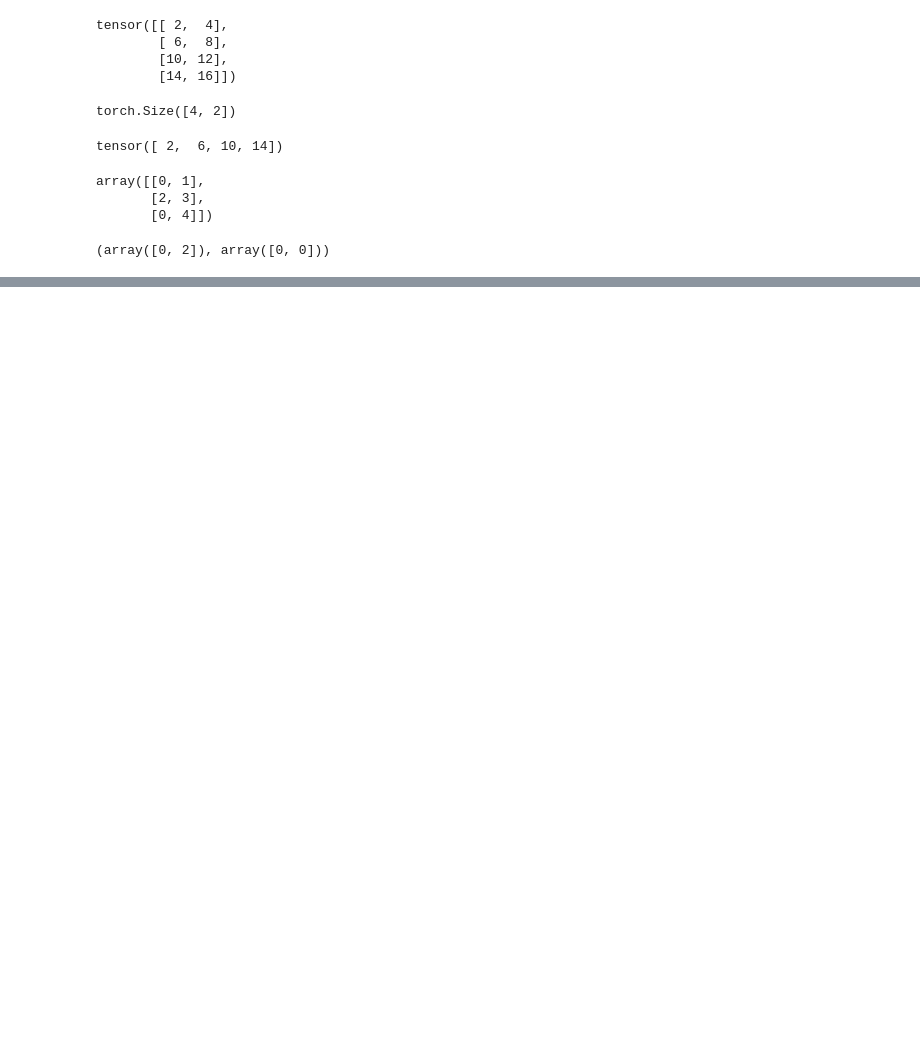
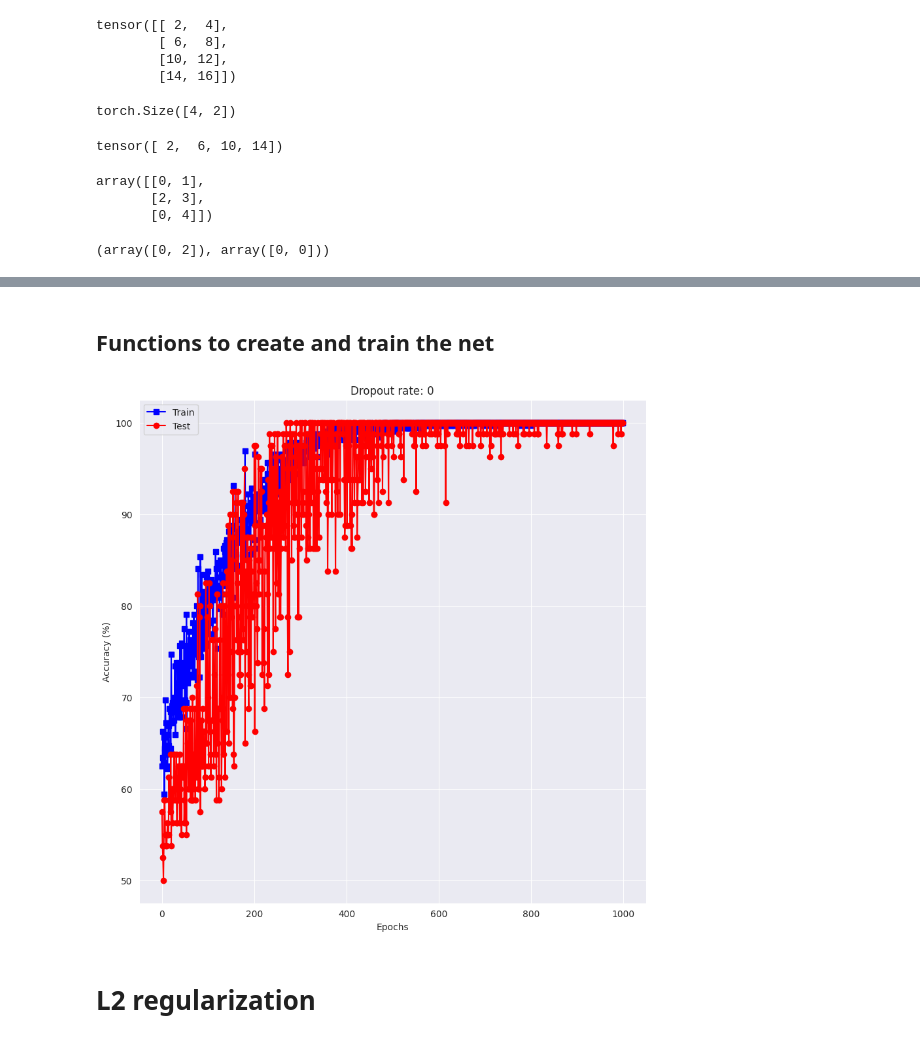
Before and after one commit to Chau-Ngoc/deep-understanding-deep-learning, a Jupyter notebook: code-challenges/regularization.ipynb, the cells around one changed output, grey strips where cells are left out. Cells and saved outputs as stored; diff of their text form; code cells hidden in the pictures; blank space fills up the shorter version.

Commit message:
Regularization

```diff
--- a/code-challenges/regularization.ipynb
+++ b/code-challenges/regularization.ipynb
@@ -259,3 +262,23 @@ test_data = TensorDataset(test_data, test_labels)
 batch_size = 16
 train_loader = DataLoader(train_data, batch_size=batch_size, shuffle=True)
 test_loader = DataLoader(test_data, batch_size=test_data.tensors[0].shape[0])
+# %%
+class TheModel(nn.Module):
+    def __init__(self, dropout_rate, *args, **kwargs):
+        super().__init__(*args, **kwargs)
+
+        self.input = nn.Linear(2, 128)
+        self.hidden = nn.Linear(128, 128)
+        self.output = nn.Linear(128, 1)
+
+        self.dr = dropout_rate
+
+    def forward(self, x):
+        x = F.relu(self.input(x))
+        x = F.dropout(x, p=self.dr, training=self.training)
+
+        x = F.relu(self.hidden(x))
+        x = F.dropout(x, p=self.dr, training=self.training)
+
+        x = self.output(x)
+        return x
@@ -261,0 +301,6 @@ test_loader = DataLoader(test_data, batch_size=test_data.tensors[0].shape[0])
+# %% [markdown]
+## Functions to create and train the net
+# %%
+ann_clf = TheModel(0)
+optimizer = torch.optim.SGD(params=ann_clf.parameters(), lr=0.002)
+loss_fn = nn.BCEWithLogitsLoss()
@@ -261,0 +340,18 @@ test_loader = DataLoader(test_data, batch_size=test_data.tensors[0].shape[0])
+# %%
+train_acc, test_acc = train_the_model(ann_clf, loss_fn, optimizer, 1000)
+# %%
+fig, ax = plt.subplots(figsize=(10, 10))
+
+ax.plot(train_acc, "bs-", label="Train")
+ax.plot(test_acc, "ro-", label="Test")
+
+ax.set_ylabel("Accuracy (%)")
+ax.set_xlabel("Epochs")
+ax.set_title(f"Dropout rate: {0}")
+ax.legend()
+
+plt.show()
+# %% [output]
+[figure, added]
+# %% [markdown]
+# L2 regularization
```
Also changed, not shown: parts of 16 cells of this notebook.
